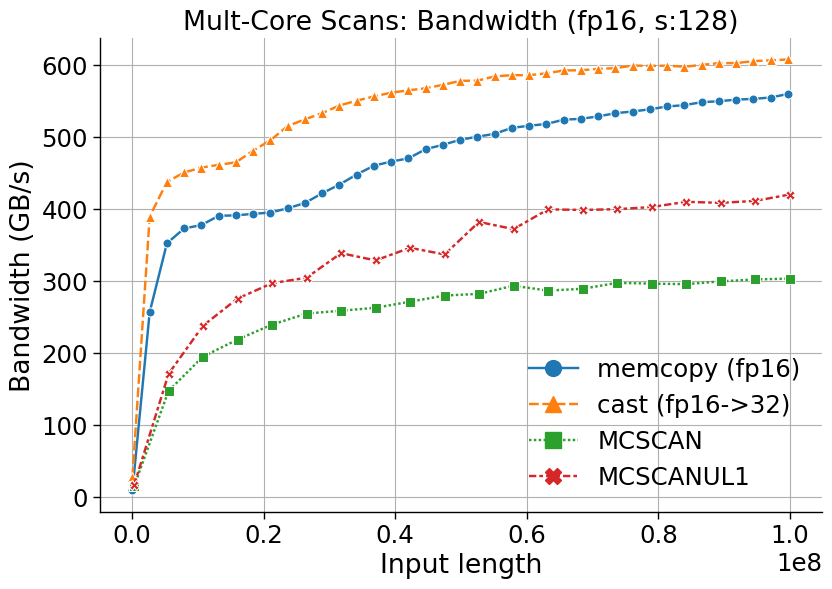
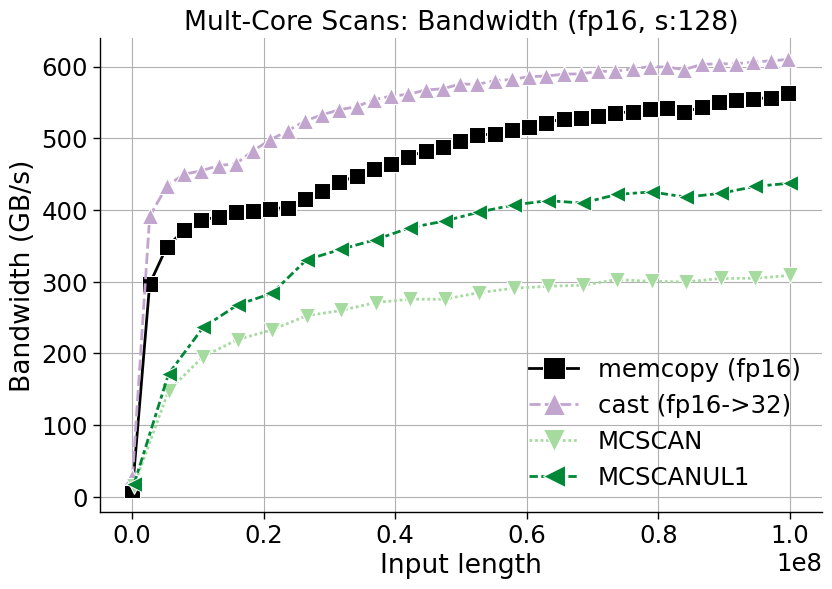
Unified diff of the notebook cell whose output changed from the first chart to the second:
--- before
+++ after
@@ -1,3 +1,10 @@
-ax = sns.lineplot(data=df, x='size', y='bw_gbps', **_SNS_PARAMS)
+palette = [### Colorbrewer colors
+"black",
+"#c2a5cf",
+"#a6dba0",
+"#008837",
+"#7b3294",]
+
+ax = sns.lineplot(data=df, x='size', y='bw_gbps', palette=palette, **_SNS_PARAMS)
 
 ax.set_title(f"Mult-Core Scans: Bandwidth ({dtype}, s:128)")

Commit: Change color palette for Scan notebooks